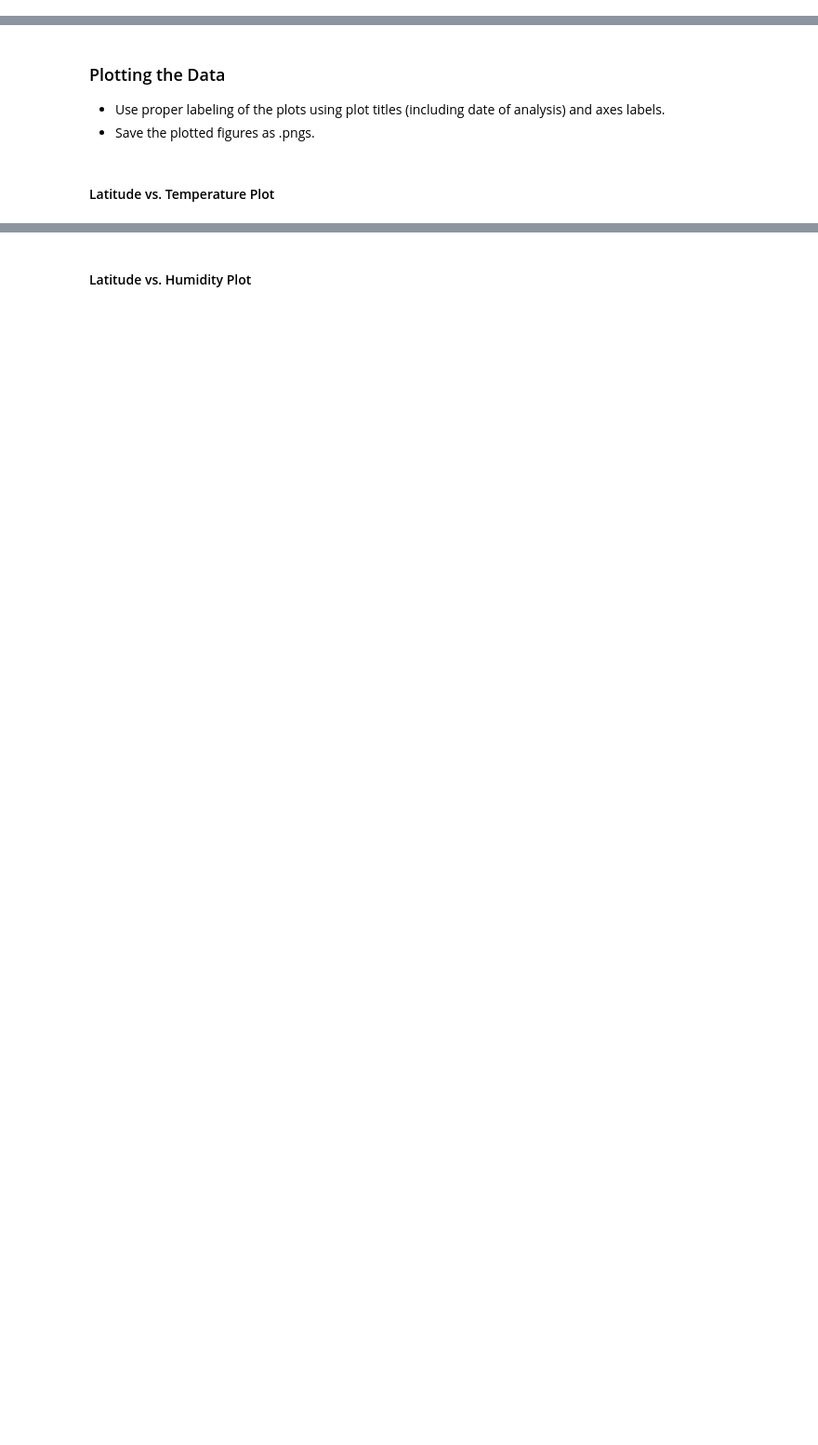
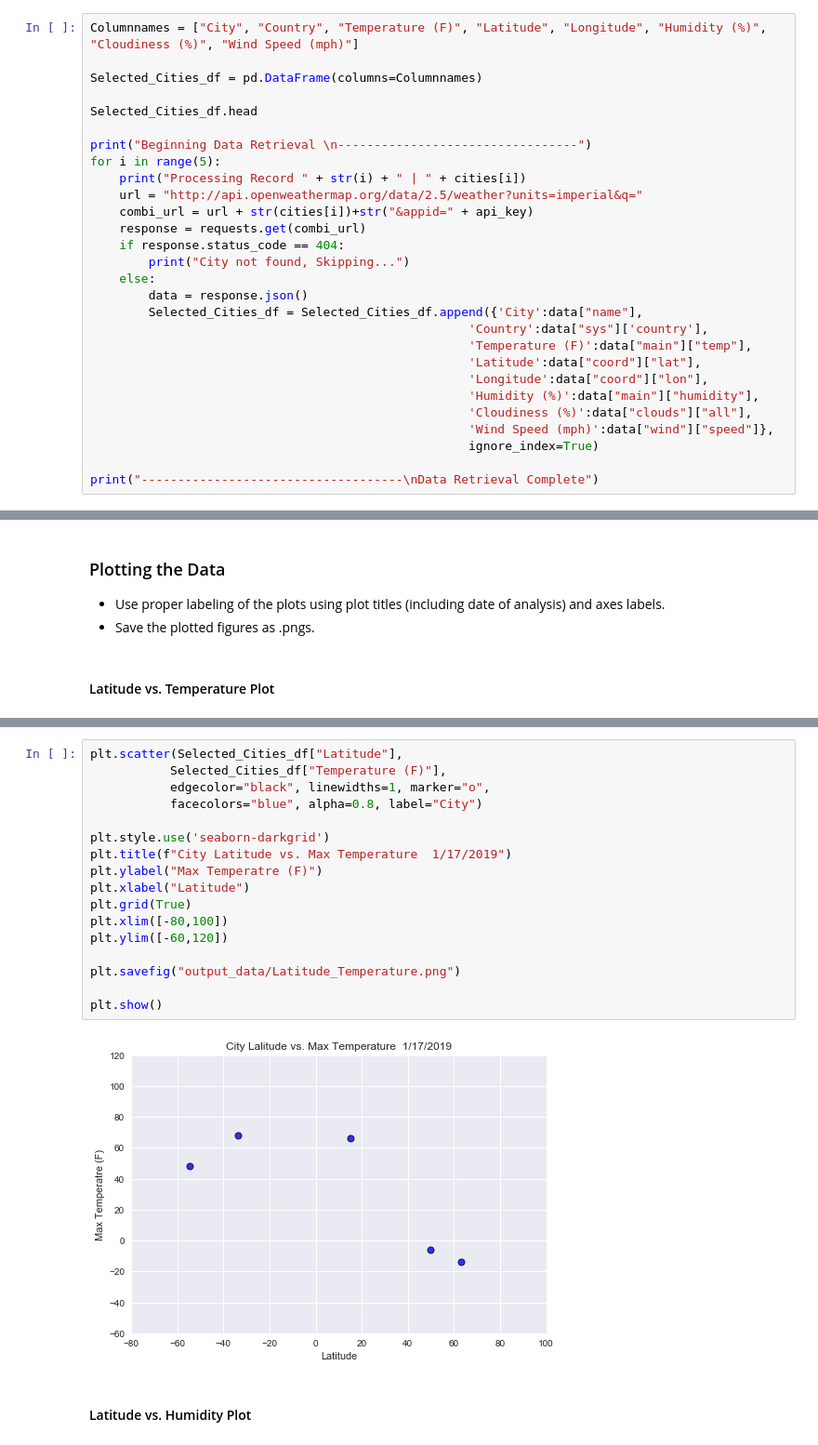
Before and after one commit to maaikerutten/Python_APIs_Homework, a Jupyter notebook: WeatherPy.ipynb, the cells around one changed output, grey strips where cells are left out. Shown at 93% size. Saved outputs shown, nothing was run; the diff lists cells and outputs as text; blank space fills up the shorter version.

```diff
--- a/WeatherPy.ipynb
+++ b/WeatherPy.ipynb
@@ -70,0 +56,28 @@ Data Retrieval Complete
+# %%
+Columnnames = ["City", "Country", "Temperature (F)", "Latitude", "Longitude", "Humidity (%)", "Cloudiness (%)", "Wind Speed (mph)"]
+
+Selected_Cities_df = pd.DataFrame(columns=Columnnames)
+
+Selected_Cities_df.head
+
+print("Beginning Data Retrieval \n---------------------------------")
+for i in range(5):
+    print("Processing Record " + str(i) + " | " + cities[i])
+    url = "http://api.openweathermap.org/data/2.5/weather?units=imperial&q="
+    combi_url = url + str(cities[i])+str("&appid=" + api_key)
+    response = requests.get(combi_url)
+    if response.status_code == 404:
+        print("City not found, Skipping...")
+    else:
+        data = response.json()
+        Selected_Cities_df = Selected_Cities_df.append({'City':data["name"],
+                                                    'Country':data["sys"]['country'],
+                                                    'Temperature (F)':data["main"]["temp"],
+                                                    'Latitude':data["coord"]["lat"],
+                                                    'Longitude':data["coord"]["lon"],
+                                                    'Humidity (%)':data["main"]["humidity"],
+                                                    'Cloudiness (%)':data["clouds"]["all"],
+                                                    'Wind Speed (mph)':data["wind"]["speed"]},
+                                                    ignore_index=True)
+
+print("------------------------------------\nData Retrieval Complete")
@@ -104,2 +136,21 @@ dtype: int64
+# %%
+plt.scatter(Selected_Cities_df["Latitude"],
+           Selected_Cities_df["Temperature (F)"],
+           edgecolor="black", linewidths=1, marker="o",
+           facecolors="blue", alpha=0.8, label="City")
+
+plt.style.use('seaborn-darkgrid')
+plt.title(f"City Latitude vs. Max Temperature  1/17/2019")
+plt.ylabel("Max Temperatre (F)")
+plt.xlabel("Latitude")
+plt.grid(True)
+plt.xlim([-80,100])
+plt.ylim([-60,120])
+
+plt.savefig("output_data/Latitude_Temperature.png")
+
+plt.show()
+# %% [output]
+[figure, added]
 # %% [markdown]
 #### Latitude vs. Humidity Plot
```
Also changed, not shown: parts of 17 cells of this notebook, 7 other files.
